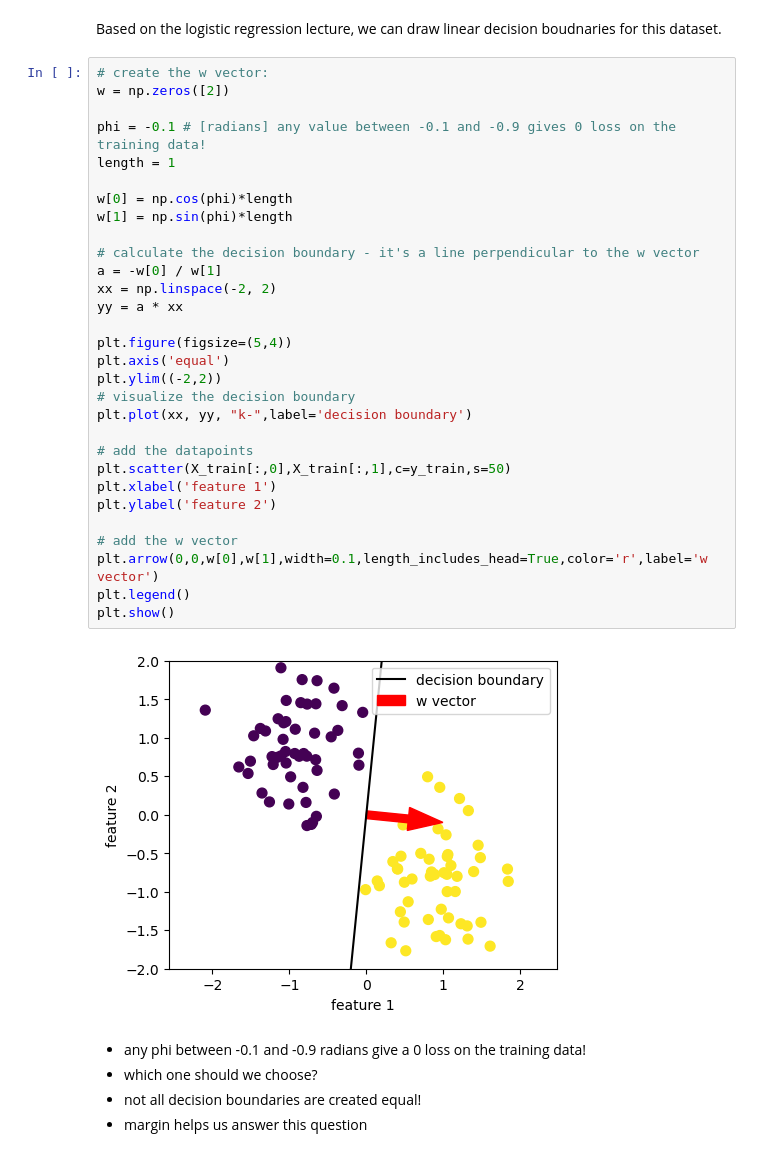
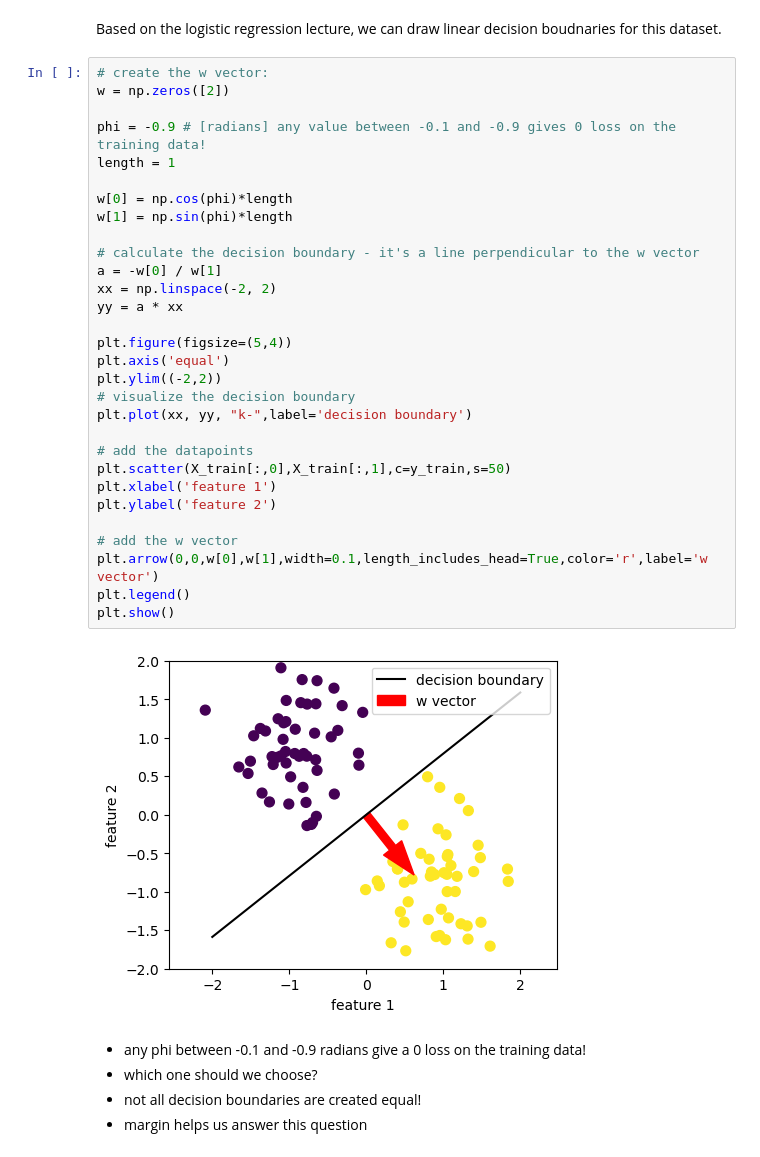
Before and after one commit to yuanq24/data1030-fall2025, a Jupyter notebook: lectures/lecture16 - non-linear models, part 3.ipynb, the cells around one changed output. Saved outputs shown, nothing was run; the diff lists cells and outputs as text.

```diff
--- a/lectures/lecture16 - non-linear models, part 3.ipynb
+++ b/lectures/lecture16 - non-linear models, part 3.ipynb
@@ -64,35 +64,35 @@ Based on the logistic regression lecture, we can draw linear decision boudnaries
 # %%
 # create the w vector:
 w = np.zeros([2])
 
-phi = -0.1 # [radians] any value between -0.1 and -0.9 gives 0 loss on the training data!
+phi = -0.9 # [radians] any value between -0.1 and -0.9 gives 0 loss on the training data!
 length = 1
 
 w[0] = np.cos(phi)*length
 w[1] = np.sin(phi)*length
 
 # calculate the decision boundary - it's a line perpendicular to the w vector
 a = -w[0] / w[1]
 xx = np.linspace(-2, 2)
 yy = a * xx
 
 plt.figure(figsize=(5,4))
 plt.axis('equal')
 plt.ylim((-2,2))
 # visualize the decision boundary
 plt.plot(xx, yy, "k-",label='decision boundary')
 
 # add the datapoints
 plt.scatter(X_train[:,0],X_train[:,1],c=y_train,s=50)
 plt.xlabel('feature 1')
 plt.ylabel('feature 2')
 
 # add the w vector
 plt.arrow(0,0,w[0],w[1],width=0.1,length_includes_head=True,color='r',label='w vector')
 plt.legend()
 plt.show()
 # %% [output]
-[figure, old version]
+[figure, new version]
 # %% [markdown]
 - any phi between -0.1 and -0.9 radians give a 0 loss on the training data!
 - which one should we choose?
```
Also changed, not shown: parts of 1 cell of this notebook, 2 other files.
